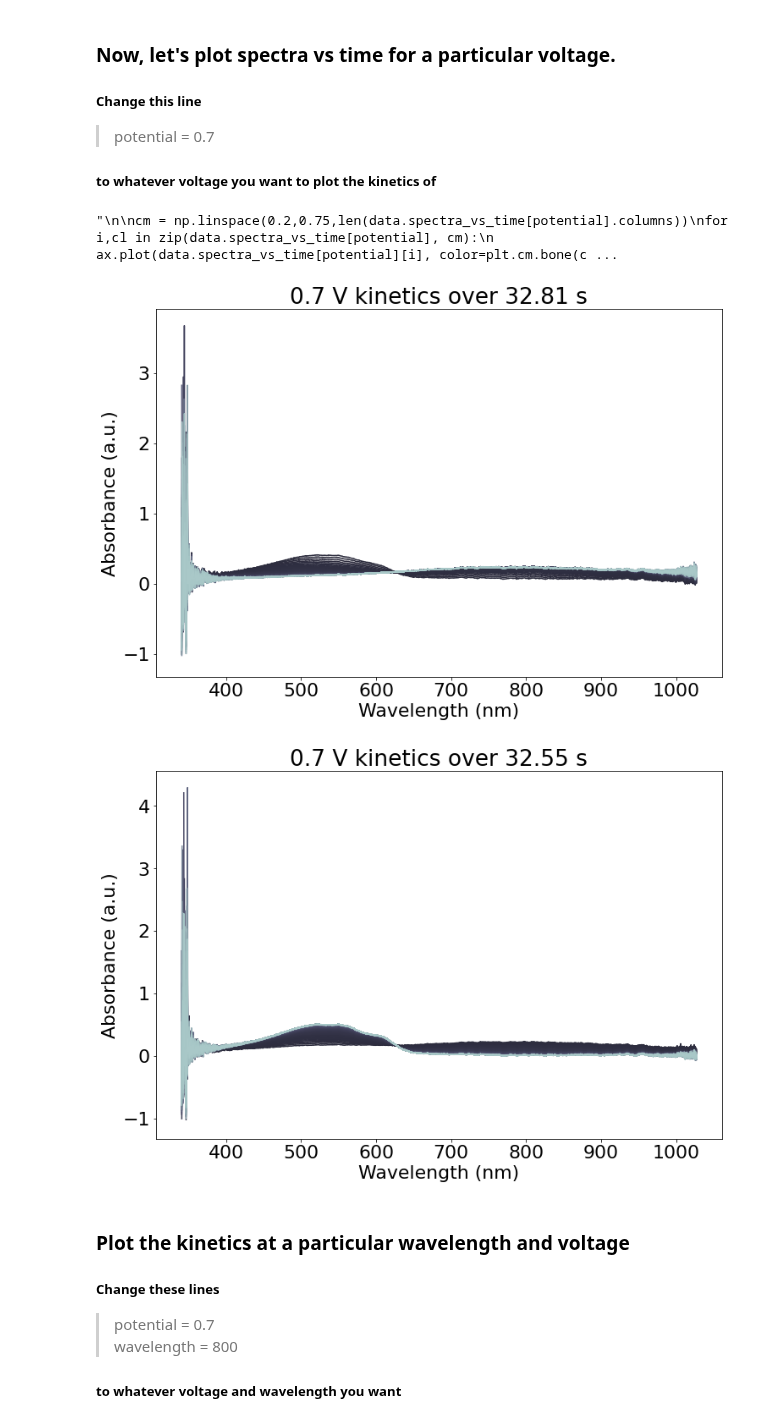
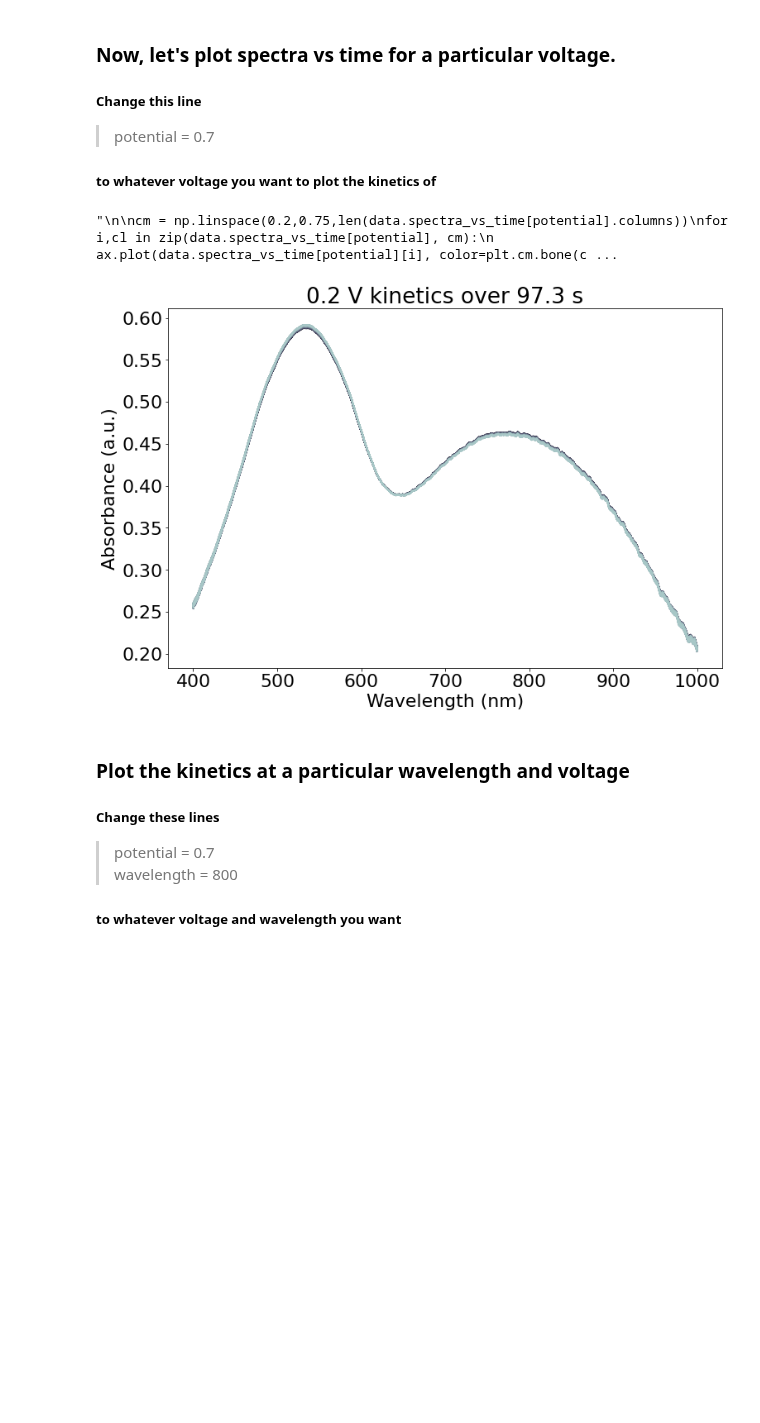
Before and after one commit to rajgiriUW/OECT_processing, a Jupyter notebook: oect_processing/notebooks/UV-Vis Notebook_updated.ipynb, the cells around one changed output. Cells and saved outputs as stored; diff of their text form; code cells hidden in the pictures; blank space fills up the shorter version.

```diff
--- a/oect_processing/notebooks/UV-Vis Notebook_updated.ipynb
+++ b/oect_processing/notebooks/UV-Vis Notebook_updated.ipynb
@@ -321,7 +300,7 @@ if dedata:
 # %%
 fig, ax = plt.subplots(nrows=1, figsize=(12,8),  facecolor='white')
 
-potential = 0.7 # Change this to whatever voltage you want to plot
+potential = 0.2 # Change this to whatever voltage you want to plot
 
 endtime = data.spectra_vs_time[potential].columns[-1]
 
@@ -351,35 +330,34 @@ ax.set_ylabel('Absorbance (a.u.)')
 ax.set_title(str(potential) +' V doping kinetics over ' + str(endtime) + ' s')
 
 plot_name = 'Doping Spectra at '+str(potential) +' V over ' + str(endtime) + ' s'+filenamestring+'.jpg'
 working_path = data_folder / plot_name
 #plt.savefig(path + r'//' + 'Doping Spectra at '+str(potential) +' V over ' + str(endtime) + ' s'+filenamestring+'.jpg')
 plt.savefig(working_path)
 
 
 if dedata:
     fig, ax = plt.subplots(nrows=1, figsize=(12,8),  facecolor='white')
 
     #potential = 0.7 # Change this to whatever voltage you want to plot
 
     endtime = dedata.spectra_vs_time[potential].columns[-1]
     cm = np.linspace(0.2,0.75,len(data.spectra_vs_time[potential].columns))
     for i,cl in zip(dedata.spectra_vs_time[potential], cm):
         ax.plot(dedata.spectra_vs_time[potential][i], color=plt.cm.bone(cl*1))
 
     ax.set_xlabel('Wavelength (nm)')
     ax.set_ylabel('Absorbance (a.u.)')
     ax.set_title(str(potential) +' V dedoping kinetics over ' + str(endtime) + ' s')
 
     plot_name = 'Dedoping Spectra at '+str(potential) +' V over ' + str(endtime) + ' s'+filenamestring+'.jpg'
     working_path = data_folder / plot_name
 #    plt.savefig(path + r'//' + 'Dedoping Spectra at '+str(potential) +' V over ' + str(endtime) + ' s'+filenamestring+'.jpg')
     plt.savefig(working_path)
 
 '''
 # %% [output]
 "\n\ncm = np.linspace(0.2,0.75,len(data.spectra_vs_time[potential].columns))\nfor i,cl in zip(data.spectra_vs_time[potential], cm):\n    ax.plot(data.spectra_vs_time[potential][i], color=plt.cm.bone(c ...
-[figure, old version]
+[figure, new version]
-[figure, removed]
 # %% [markdown]
 
 
```
Also changed, not shown: parts of 4 cells of this notebook.
